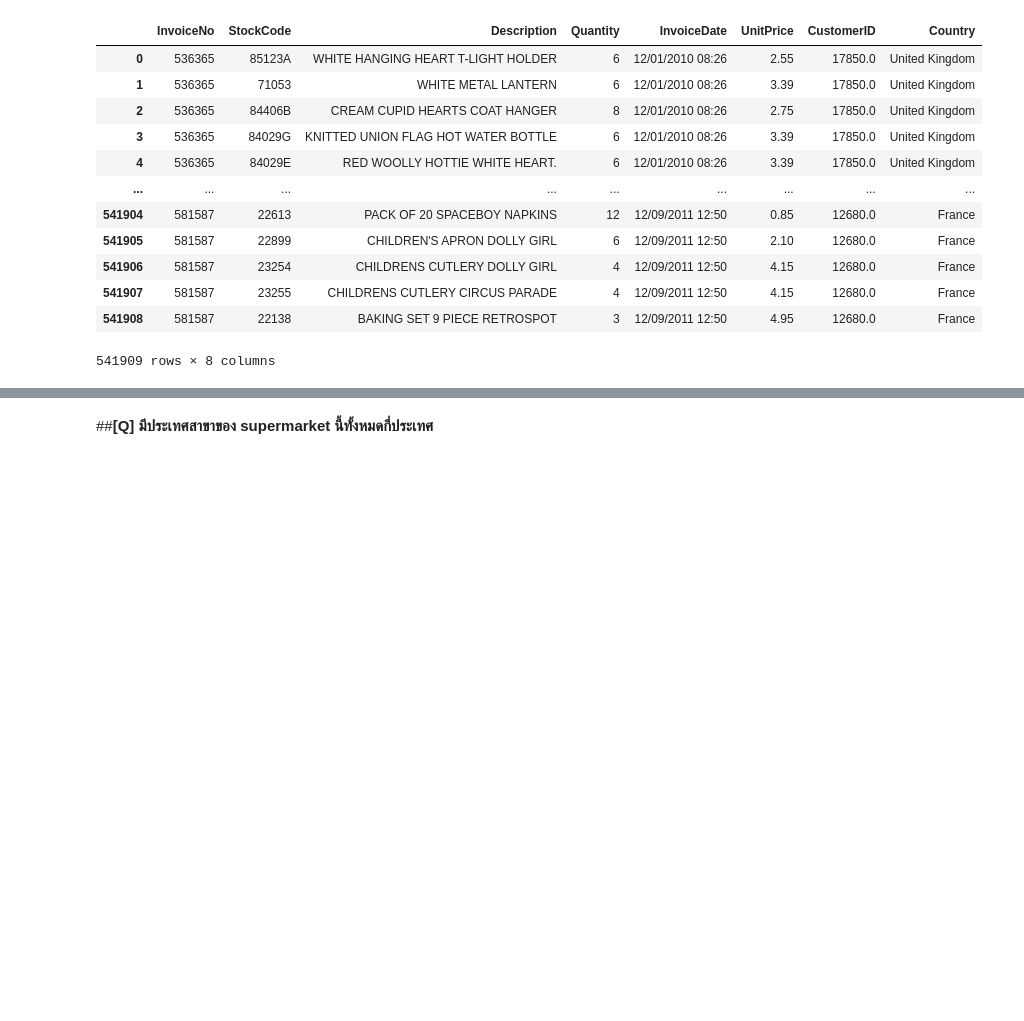
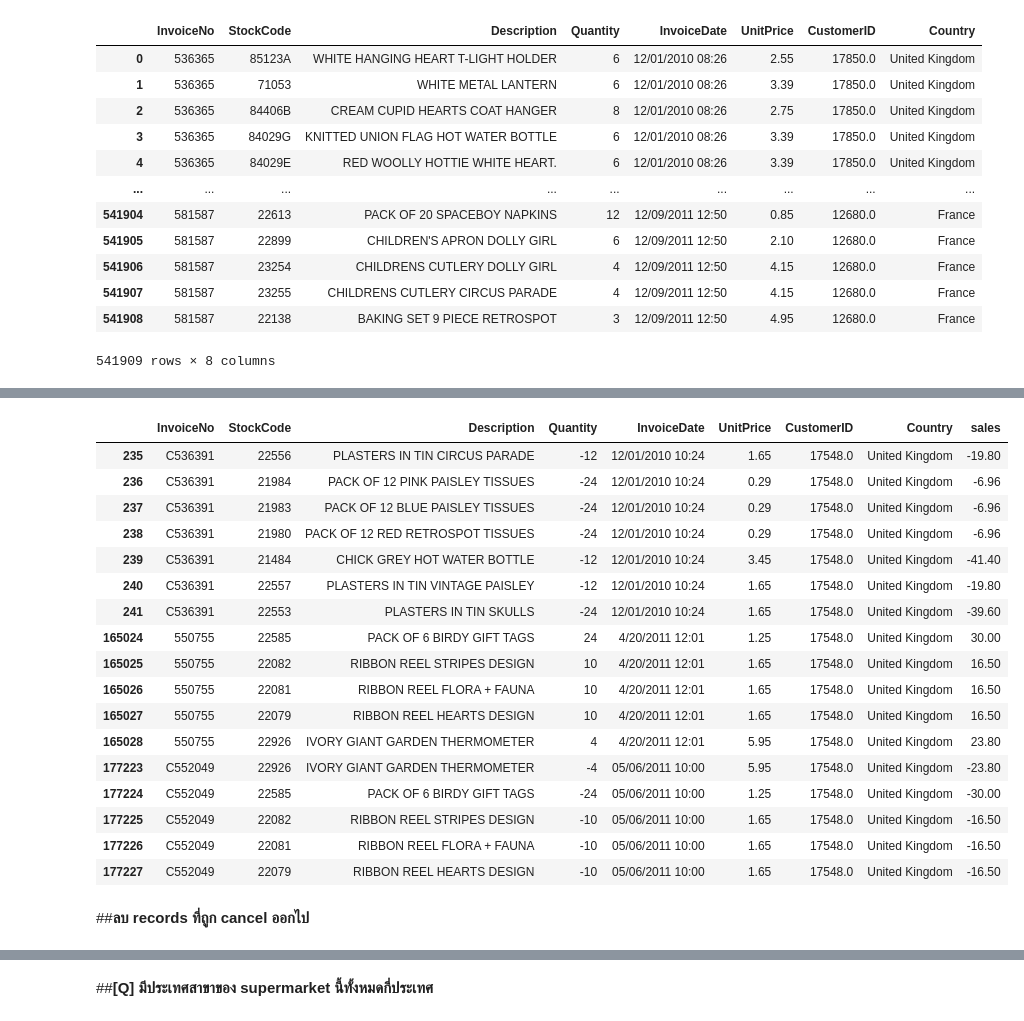
Before and after one commit to nualpair/DWDM21, a Jupyter notebook: Chapter6_Association_Rules.ipynb, the cells around one changed output, grey strips where cells are left out. Saved outputs shown, nothing was run; the diff lists cells and outputs as text; code cells hidden in the pictures; blank space fills up the shorter version.

```diff
--- a/Chapter6_Association_Rules.ipynb
+++ b/Chapter6_Association_Rules.ipynb
@@ -29,0 +73,23 @@ data
+# %%
+data[data['CustomerID']==17548]
+# %% [output]
+|  | InvoiceNo | StockCode | Description | Quantity | InvoiceDate | UnitPrice | CustomerID | Country | sales |
+| 235 | C536391 | 22556 | PLASTERS IN TIN CIRCUS PARADE | -12 | 12/01/2010 10:24 | 1.65 | 17548.0 | United Kingdom | -19.80 |
+| 236 | C536391 | 21984 | PACK OF 12 PINK PAISLEY TISSUES | -24 | 12/01/2010 10:24 | 0.29 | 17548.0 | United Kingdom | -6.96 |
+| 237 | C536391 | 21983 | PACK OF 12 BLUE PAISLEY TISSUES | -24 | 12/01/2010 10:24 | 0.29 | 17548.0 | United Kingdom | -6.96 |
+| 238 | C536391 | 21980 | PACK OF 12 RED RETROSPOT TISSUES | -24 | 12/01/2010 10:24 | 0.29 | 17548.0 | United Kingdom | -6.96 |
+| 239 | C536391 | 21484 | CHICK GREY HOT WATER BOTTLE | -12 | 12/01/2010 10:24 | 3.45 | 17548.0 | United Kingdom | -41.40 |
+| 240 | C536391 | 22557 | PLASTERS IN TIN VINTAGE PAISLEY | -12 | 12/01/2010 10:24 | 1.65 | 17548.0 | United Kingdom | -19.80 |
+| 241 | C536391 | 22553 | PLASTERS IN TIN SKULLS | -24 | 12/01/2010 10:24 | 1.65 | 17548.0 | United Kingdom | -39.60 |
+| 165024 | 550755 | 22585 | PACK OF 6 BIRDY GIFT TAGS | 24 | 4/20/2011 12:01 | 1.25 | 17548.0 | United Kingdom | 30.00 |
+| 165025 | 550755 | 22082 | RIBBON REEL STRIPES DESIGN | 10 | 4/20/2011 12:01 | 1.65 | 17548.0 | United Kingdom | 16.50 |
+| 165026 | 550755 | 22081 | RIBBON REEL FLORA + FAUNA | 10 | 4/20/2011 12:01 | 1.65 | 17548.0 | United Kingdom | 16.50 |
+| 165027 | 550755 | 22079 | RIBBON REEL HEARTS DESIGN | 10 | 4/20/2011 12:01 | 1.65 | 17548.0 | United Kingdom | 16.50 |
+| 165028 | 550755 | 22926 | IVORY GIANT GARDEN THERMOMETER | 4 | 4/20/2011 12:01 | 5.95 | 17548.0 | United Kingdom | 23.80 |
+| 177223 | C552049 | 22926 | IVORY GIANT GARDEN THERMOMETER | -4 | 05/06/2011 10:00 | 5.95 | 17548.0 | United Kingdom | -23.80 |
+| 177224 | C552049 | 22585 | PACK OF 6 BIRDY GIFT TAGS | -24 | 05/06/2011 10:00 | 1.25 | 17548.0 | United Kingdom | -30.00 |
+| 177225 | C552049 | 22082 | RIBBON REEL STRIPES DESIGN | -10 | 05/06/2011 10:00 | 1.65 | 17548.0 | United Kingdom | -16.50 |
+| 177226 | C552049 | 22081 | RIBBON REEL FLORA + FAUNA | -10 | 05/06/2011 10:00 | 1.65 | 17548.0 | United Kingdom | -16.50 |
+| 177227 | C552049 | 22079 | RIBBON REEL HEARTS DESIGN | -10 | 05/06/2011 10:00 | 1.65 | 17548.0 | United Kingdom | -16.50 |
+# %% [markdown]
+##**ลบ records ที่ถูก cancel ออกไป**
```
Also changed, not shown: parts of 22 cells of this notebook.
